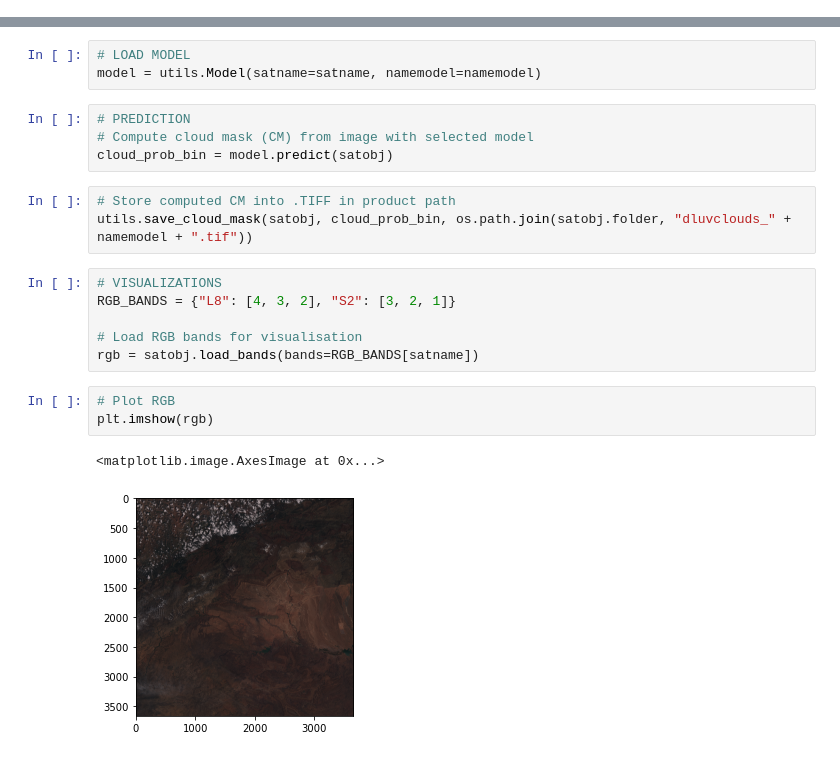
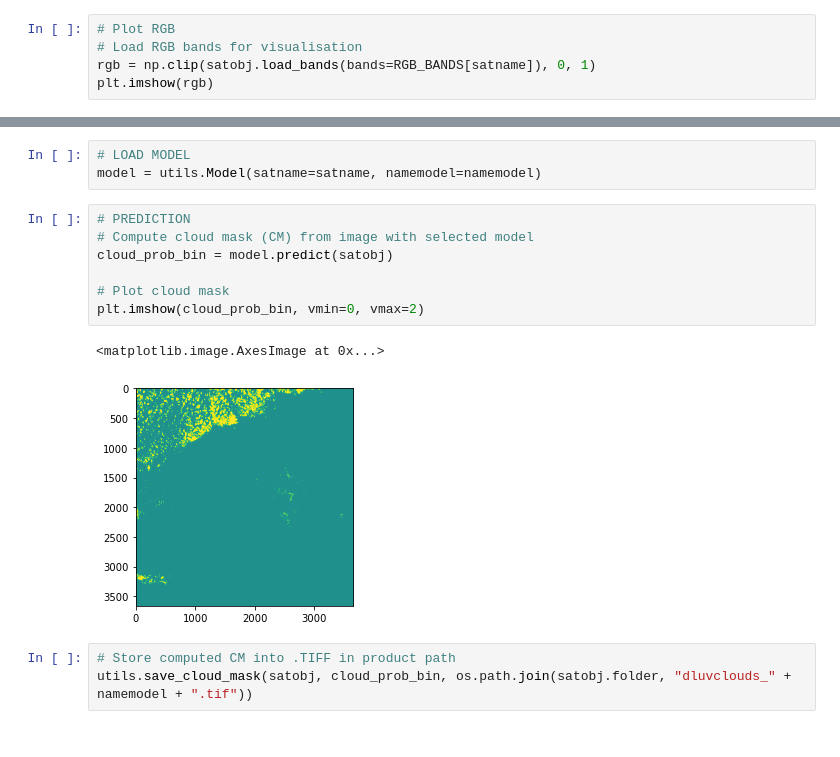
Before and after one commit to IPL-UV/DL-L8S2-UV, a Jupyter notebook: notebooks/Example - Cloud masking with DL in L-8 and S-2 images.ipynb, the cells around one changed output, grey strips where cells are left out. Cells and saved outputs as stored; diff of their text form.

```diff
--- a/notebooks/Example - Cloud masking with DL in L-8 and S-2 images.ipynb
+++ b/notebooks/Example - Cloud masking with DL in L-8 and S-2 images.ipynb
@@ -32,0 +64,5 @@ else:
+# %%
+# Plot RGB
+# Load RGB bands for visualisation
+rgb = np.clip(satobj.load_bands(bands=RGB_BANDS[satname]), 0, 1)
+plt.imshow(rgb)
@@ -36,19 +75,13 @@ model = utils.Model(satname=satname, namemodel=namemodel)
 # %%
 # PREDICTION
 # Compute cloud mask (CM) from image with selected model
 cloud_prob_bin = model.predict(satobj)
+
+# Plot cloud mask
+plt.imshow(cloud_prob_bin, vmin=0, vmax=2)
+# %% [output]
+<matplotlib.image.AxesImage at 0x...>
+[figure, added]
 # %%
 # Store computed CM into .TIFF in product path
 utils.save_cloud_mask(satobj, cloud_prob_bin, os.path.join(satobj.folder, "dluvclouds_" + namemodel + ".tif"))
-# %%
-# VISUALIZATIONS
-RGB_BANDS = {"L8": [4, 3, 2], "S2": [3, 2, 1]}
-
-# Load RGB bands for visualisation
-rgb = satobj.load_bands(bands=RGB_BANDS[satname])
-# %%
-# Plot RGB
-plt.imshow(rgb)
-# %% [output]
-<matplotlib.image.AxesImage at 0x...>
-[figure, removed]
```
Also changed, not shown: parts of 13 cells of this notebook.
